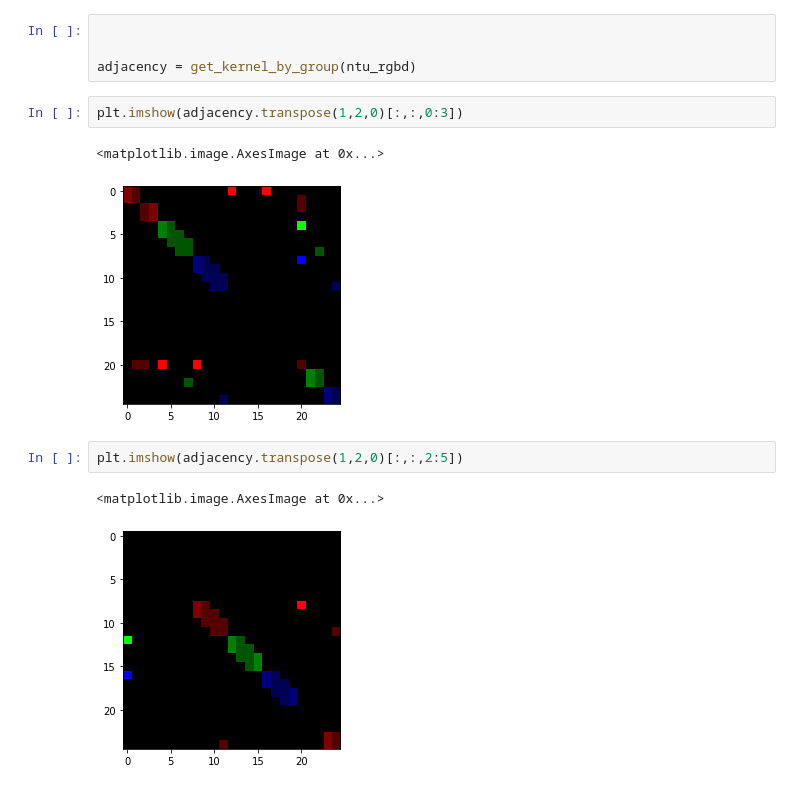
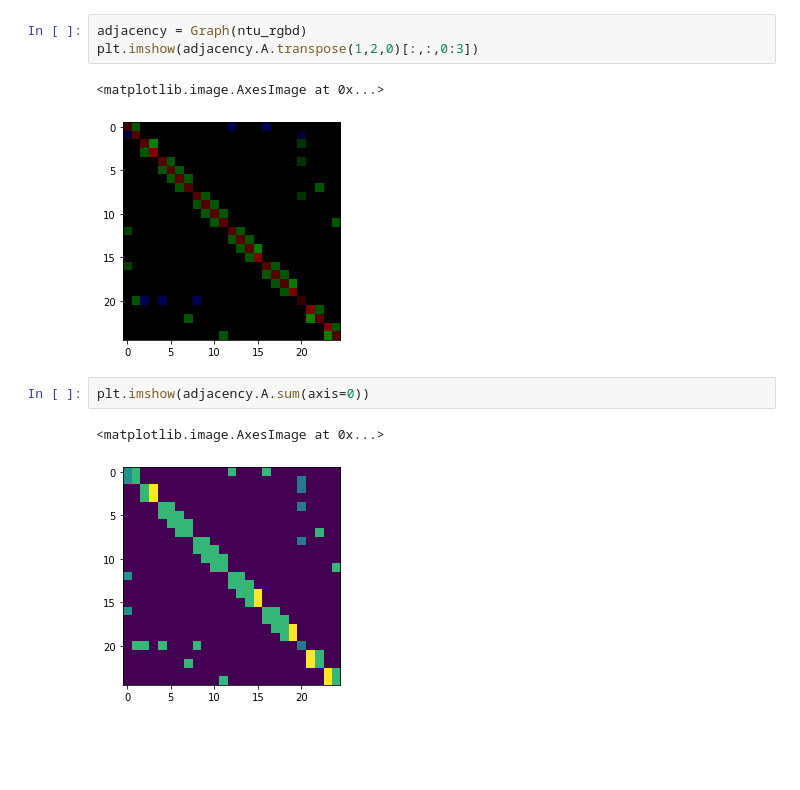
Before and after one commit to danilobcardoso/action-embedding-transformer, a Jupyter notebook: Teste Pipeline.ipynb, the cells around one changed output. Saved outputs shown, nothing was run; the diff lists cells and outputs as text; blank space fills up the shorter version.

```diff
--- a/Teste Pipeline.ipynb
+++ b/Teste Pipeline.ipynb
@@ -28,17 +39,14 @@ animate(sequence1 - sequence1[0,0], ntu_rgbd)
 Shape = (83, 25, 3)
 [interactive output not drawn]
 [figure]
-# %%
-
-
-adjacency = get_kernel_by_group(ntu_rgbd)
 # %%
-plt.imshow(adjacency.transpose(1,2,0)[:,:,0:3])
+adjacency = Graph(ntu_rgbd)
+plt.imshow(adjacency.A.transpose(1,2,0)[:,:,0:3])
 # %% [output]
 <matplotlib.image.AxesImage at 0x...>
-[figure, old version]
+[figure, new version]
 # %%
-plt.imshow(adjacency.transpose(1,2,0)[:,:,2:5])
+plt.imshow(adjacency.A.sum(axis=0))
 # %% [output]
 <matplotlib.image.AxesImage at 0x...>
-[figure, old version]
+[figure, new version]
```
Also changed, not shown: parts of 14 cells of this notebook, 5 other files.
